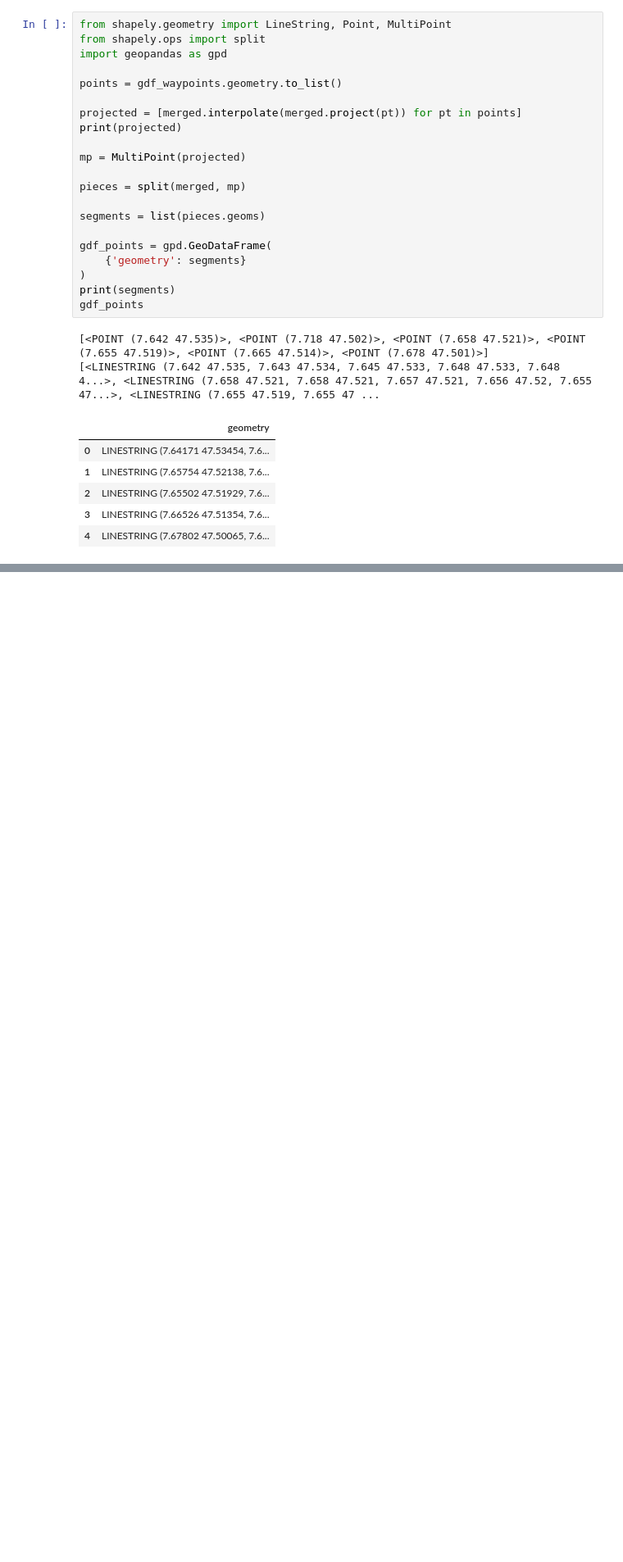
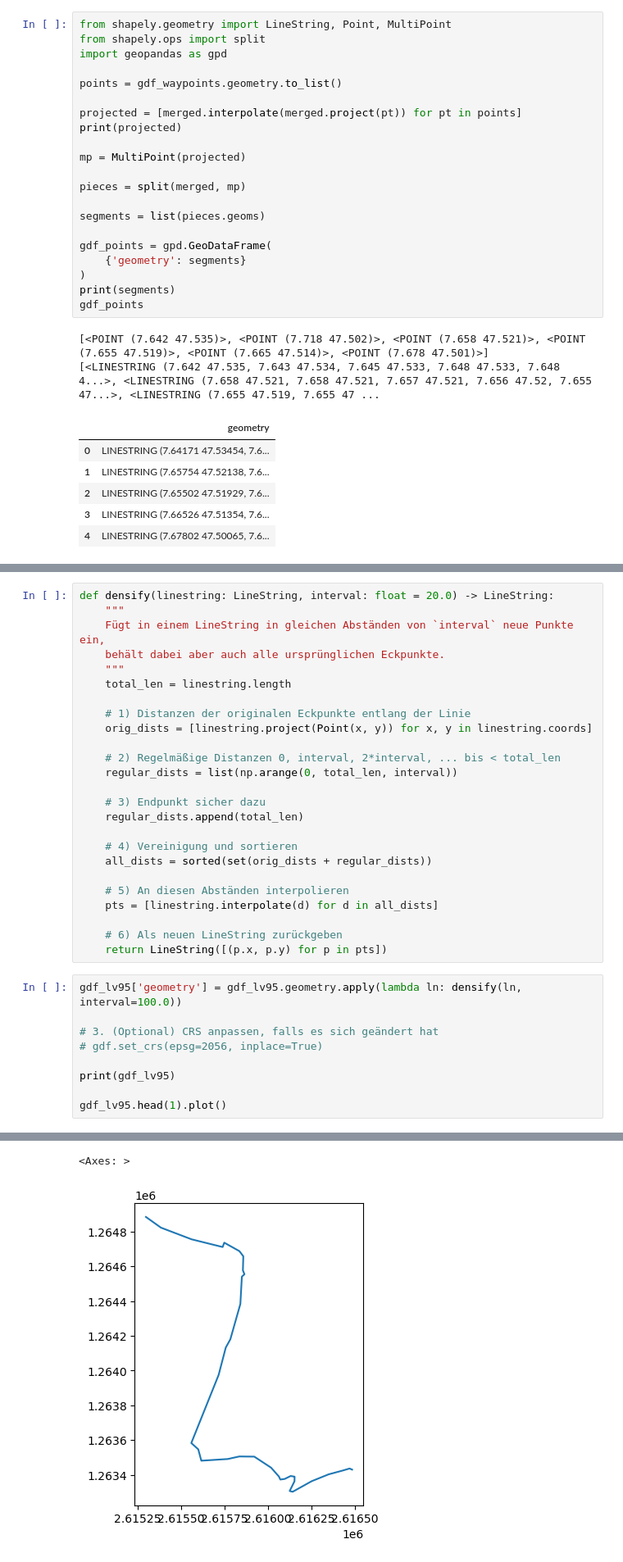
Before and after one commit to rbo-xyz/GrSchmetterling_Hackathon, a Jupyter notebook: testing_rbo/parsrer.ipynb, the cells around one changed output, grey strips where cells are left out. Shown: that part at 82% size. Drawn from its saved outputs; the diff is of its cells as text; blank space fills up the shorter version.

```diff
--- a/testing_rbo/parsrer.ipynb
+++ b/testing_rbo/parsrer.ipynb
@@ -87,0 +97,35 @@ gdf_lv95 = gdf_points.to_crs(epsg=2056)
+# %%
+def densify(linestring: LineString, interval: float = 20.0) -> LineString:
+    """
+    Fügt in einem LineString in gleichen Abständen von `interval` neue Punkte ein,
+    behält dabei aber auch alle ursprünglichen Eckpunkte.
+    """
+    total_len = linestring.length
+
+    # 1) Distanzen der originalen Eckpunkte entlang der Linie
+    orig_dists = [linestring.project(Point(x, y)) for x, y in linestring.coords]
+
+    # 2) Regelmäßige Distanzen 0, interval, 2*interval, ... bis < total_len
+    regular_dists = list(np.arange(0, total_len, interval))
+
+    # 3) Endpunkt sicher dazu
+    regular_dists.append(total_len)
+
+    # 4) Vereinigung und sortieren
+    all_dists = sorted(set(orig_dists + regular_dists))
+
+    # 5) An diesen Abständen interpolieren
+    pts = [linestring.interpolate(d) for d in all_dists]
+
+    # 6) Als neuen LineString zurückgeben
+    return LineString([(p.x, p.y) for p in pts])
+# %%
+gdf_lv95['geometry'] = gdf_lv95.geometry.apply(lambda ln: densify(ln, interval=100.0))
+
+# 3. (Optional) CRS anpassen, falls es sich geändert hat
+# gdf.set_crs(epsg=2056, inplace=True)
+
+print(gdf_lv95)
+
+gdf_lv95.head(1).plot()
+# %% [output]
@@ -87,0 +138,2 @@ gdf_lv95 = gdf_points.to_crs(epsg=2056)
+<Axes: >
+[figure, added]
```
Also changed, not shown: parts of 12 cells of this notebook, 5 other files.
